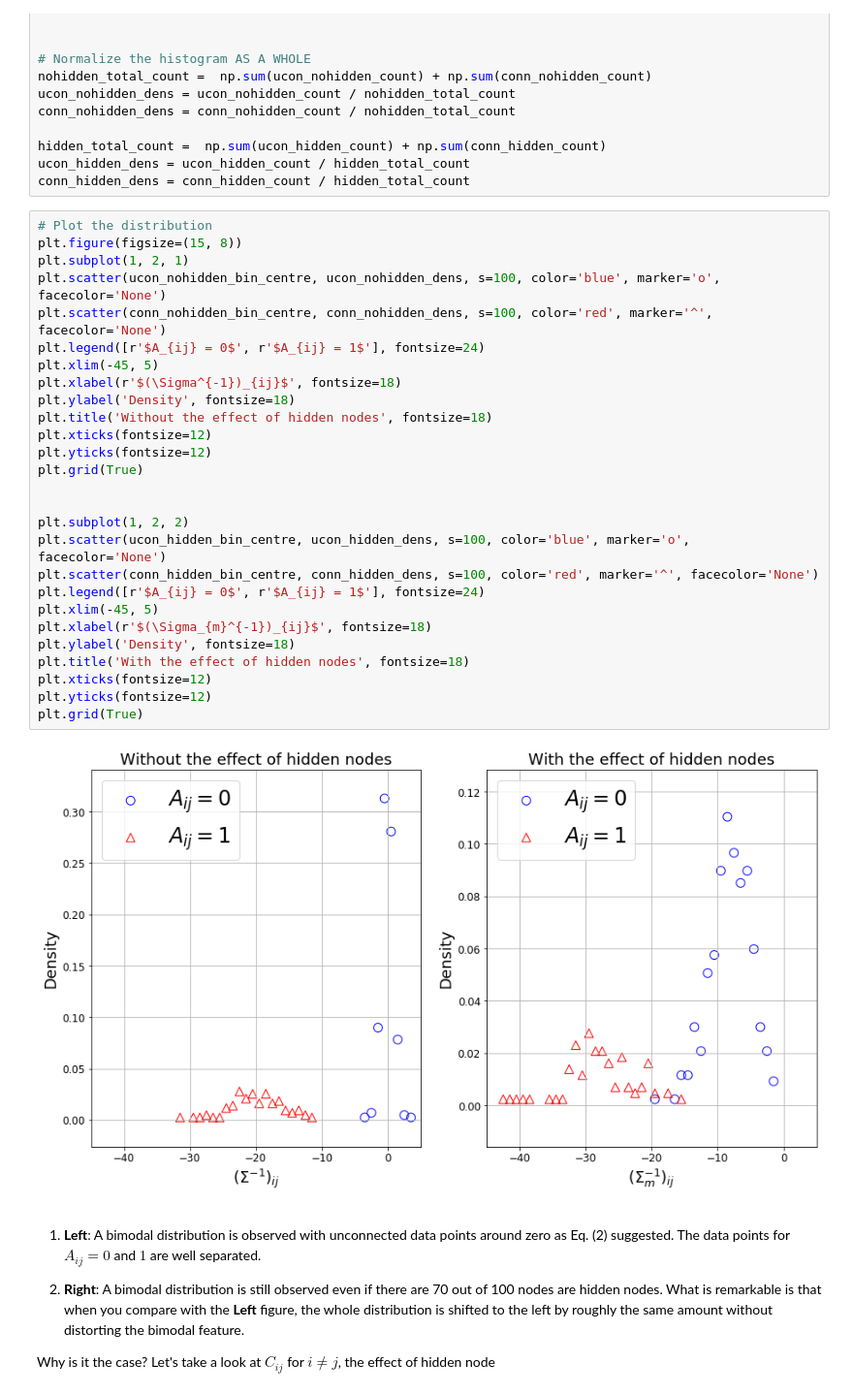
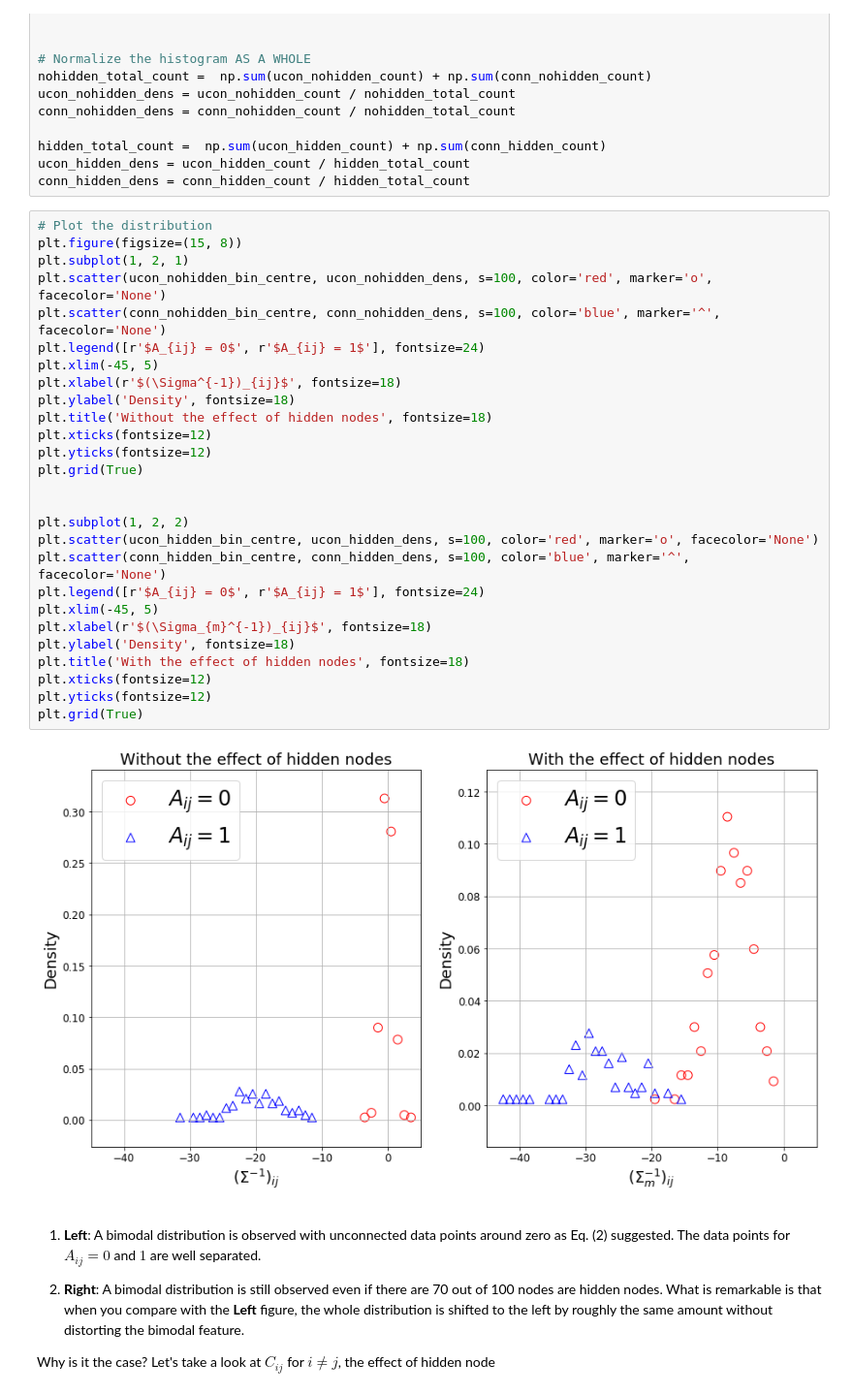
Before and after one commit to newTypeGeek/Network-Reconstruction, a Jupyter notebook: Demo.ipynb, the cells around one changed output. Shown at 97% size. Saved outputs shown, nothing was run; the diff lists cells and outputs as text.

```diff
--- a/Demo.ipynb
+++ b/Demo.ipynb
@@ -259,32 +259,32 @@ conn_hidden_dens = conn_hidden_count / hidden_total_count
 # %%
 # Plot the distribution
 plt.figure(figsize=(15, 8))
 plt.subplot(1, 2, 1)
-plt.scatter(ucon_nohidden_bin_centre, ucon_nohidden_dens, s=100, color='blue', marker='o', facecolor='None')
-plt.scatter(conn_nohidden_bin_centre, conn_nohidden_dens, s=100, color='red', marker='^', facecolor='None')
+plt.scatter(ucon_nohidden_bin_centre, ucon_nohidden_dens, s=100, color='red', marker='o', facecolor='None')
+plt.scatter(conn_nohidden_bin_centre, conn_nohidden_dens, s=100, color='blue', marker='^', facecolor='None')
 plt.legend([r'$A_{ij} = 0$', r'$A_{ij} = 1$'], fontsize=24)
 plt.xlim(-45, 5)
 plt.xlabel(r'$(\Sigma^{-1})_{ij}$', fontsize=18)
 plt.ylabel('Density', fontsize=18)
 plt.title('Without the effect of hidden nodes', fontsize=18)
 plt.xticks(fontsize=12)
 plt.yticks(fontsize=12)
 plt.grid(True)
 
 
 plt.subplot(1, 2, 2)
-plt.scatter(ucon_hidden_bin_centre, ucon_hidden_dens, s=100, color='blue', marker='o', facecolor='None')
-plt.scatter(conn_hidden_bin_centre, conn_hidden_dens, s=100, color='red', marker='^', facecolor='None')
+plt.scatter(ucon_hidden_bin_centre, ucon_hidden_dens, s=100, color='red', marker='o', facecolor='None')
+plt.scatter(conn_hidden_bin_centre, conn_hidden_dens, s=100, color='blue', marker='^', facecolor='None')
 plt.legend([r'$A_{ij} = 0$', r'$A_{ij} = 1$'], fontsize=24)
 plt.xlim(-45, 5)
 plt.xlabel(r'$(\Sigma_{m}^{-1})_{ij}$', fontsize=18)
 plt.ylabel('Density', fontsize=18)
 plt.title('With the effect of hidden nodes', fontsize=18)
 plt.xticks(fontsize=12)
 plt.yticks(fontsize=12)
 plt.grid(True)
 # %% [output]
-[figure, old version]
+[figure, new version]
 # %% [markdown]
 1. **Left**: A bimodal distribution is observed with unconnected data points around zero as Eq. (2) suggested. The data points for $A_{ij} = 0$ and $1$ are well separated.
 
```
Also changed, not shown: parts of 1 cell of this notebook.
